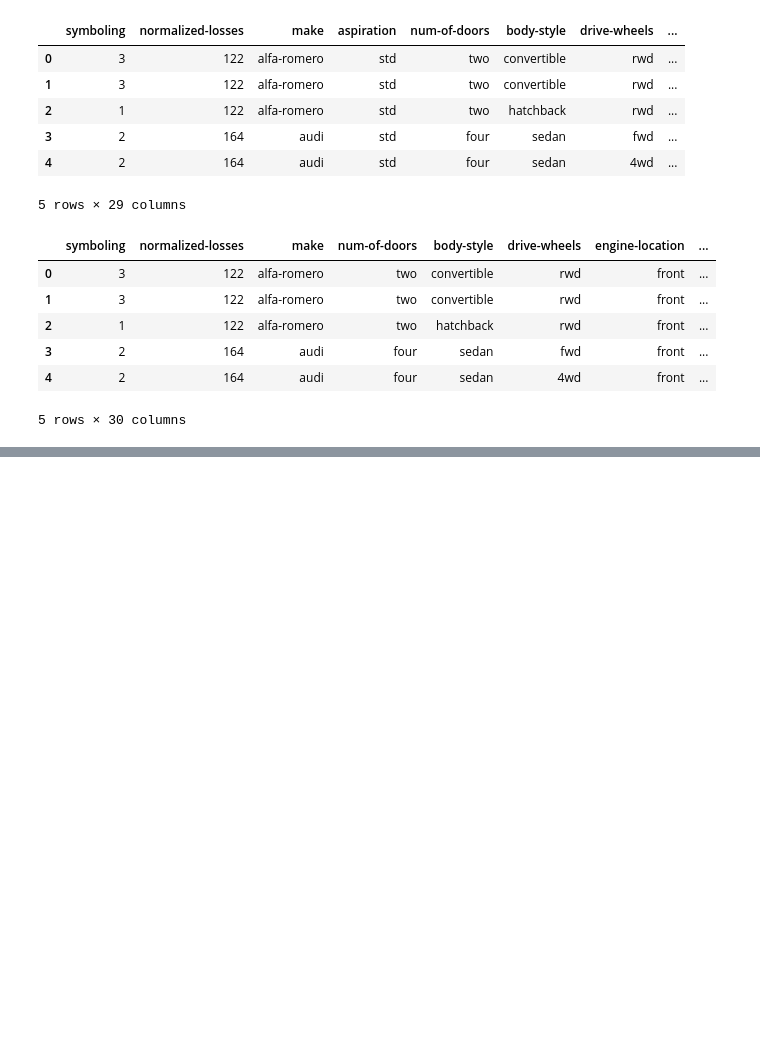
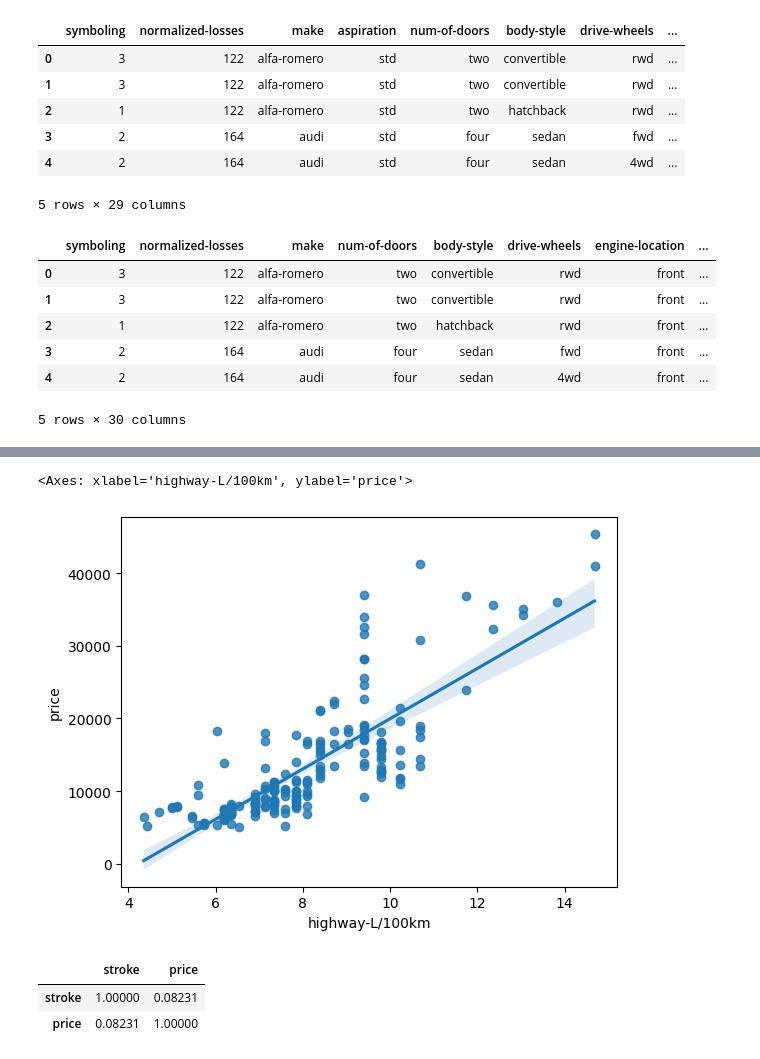
Before and after one commit to ndohvich/Projet_6_IBM, a Jupyter notebook: tp.ipynb, the cells around one changed output, grey strips where cells are left out. Cells and saved outputs as stored; diff of their text form; code cells hidden in the pictures; blank space fills up the shorter version.

```diff
--- a/tp.ipynb
+++ b/tp.ipynb
@@ -348,0 +470,11 @@ data.to_csv('clean_df.csv')
+# %%
+sns.regplot(x="highway-L/100km", y="price", data=data)
+# %% [output]
+<Axes: xlabel='highway-L/100km', ylabel='price'>
+[figure, added]
+# %%
+data[["stroke", "price"]].corr()
+# %% [output]
+|  | stroke | price |
+| stroke | 1.00000 | 0.08231 |
+| price | 0.08231 | 1.00000 |
```
Also changed, not shown: parts of 16 cells of this notebook.
